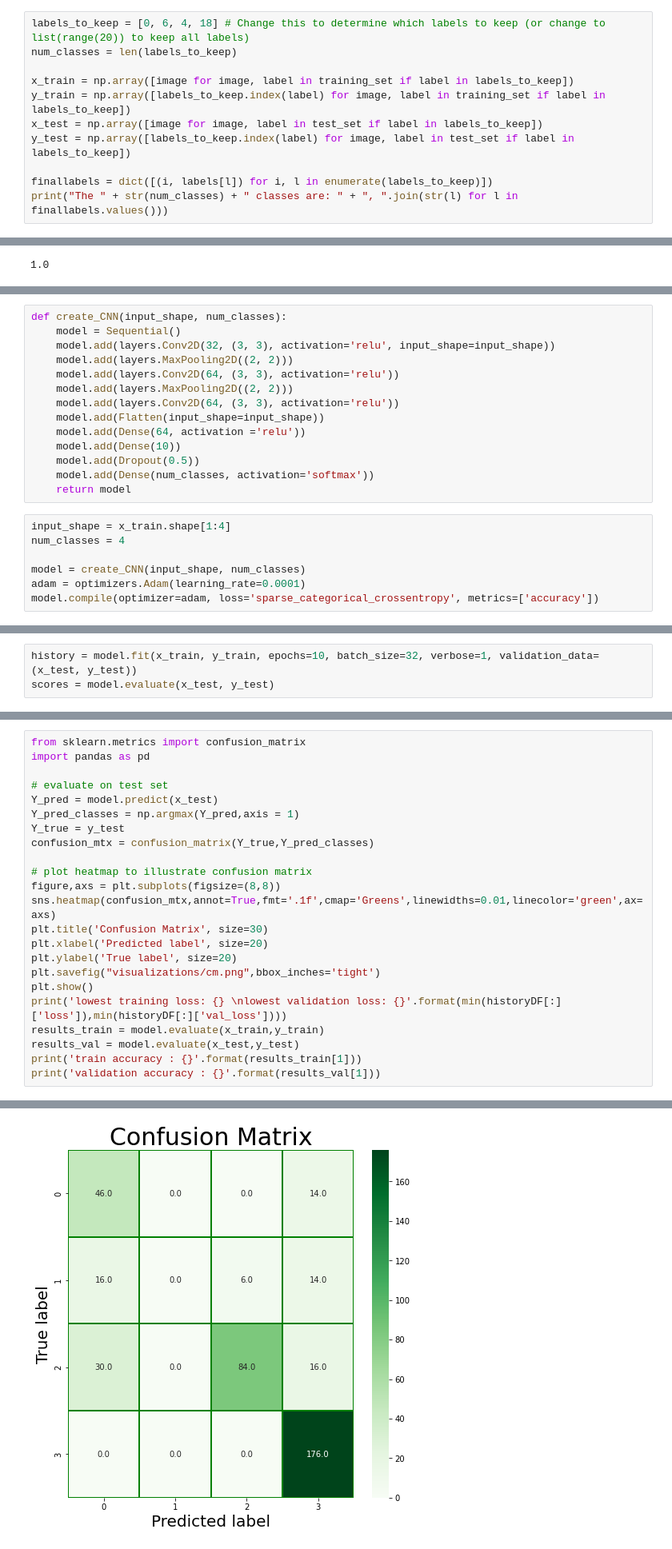
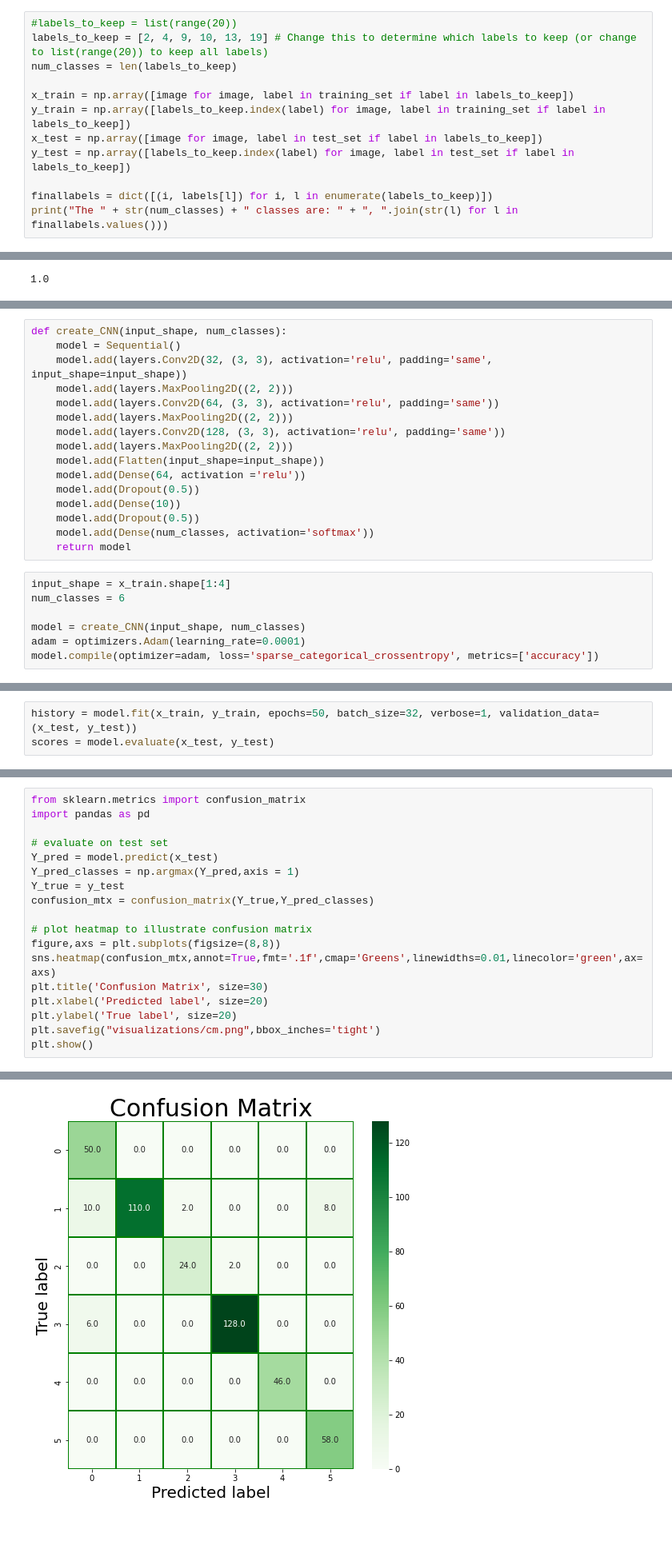
Before and after one commit to kcristinaa/Neural-Networks-TrafficSigns, a Jupyter notebook: TrafficSignsCNN.ipynb, the cells around one changed output, grey strips where cells are left out. Shown at 80% size. Saved outputs shown, nothing was run; the diff lists cells and outputs as text.

```diff
--- a/TrafficSignsCNN.ipynb
+++ b/TrafficSignsCNN.ipynb
@@ -34,7 +34,8 @@ The 20 classes are: limit30, limit50, limit60, limit80, noleft, noright, nouturn
 -----------
 # Select labels
 # %%
-labels_to_keep = [0, 6, 4, 18] # Change this to determine which labels to keep (or change to list(range(20)) to keep all labels)
+#labels_to_keep = list(range(20))
+labels_to_keep = [2, 4, 9, 10, 13, 19] # Change this to determine which labels to keep (or change to list(range(20)) to keep all labels)
 num_classes = len(labels_to_keep)
 
 x_train = np.array([image for image, label in training_set if label in labels_to_keep])
@@ -117,20 +118,22 @@ x_train.max()
 # %%
 def create_CNN(input_shape, num_classes):
     model = Sequential()
-    model.add(layers.Conv2D(32, (3, 3), activation='relu', input_shape=input_shape))
+    model.add(layers.Conv2D(32, (3, 3), activation='relu', padding='same', input_shape=input_shape))
     model.add(layers.MaxPooling2D((2, 2)))
-    model.add(layers.Conv2D(64, (3, 3), activation='relu'))
+    model.add(layers.Conv2D(64, (3, 3), activation='relu', padding='same'))
     model.add(layers.MaxPooling2D((2, 2)))
-    model.add(layers.Conv2D(64, (3, 3), activation='relu'))
+    model.add(layers.Conv2D(128, (3, 3), activation='relu', padding='same'))
+    model.add(layers.MaxPooling2D((2, 2)))
     model.add(Flatten(input_shape=input_shape))
     model.add(Dense(64, activation ='relu'))
+    model.add(Dropout(0.5))
     model.add(Dense(10))
     model.add(Dropout(0.5))
     model.add(Dense(num_classes, activation='softmax'))
     return model
 # %%
 input_shape = x_train.shape[1:4]
-num_classes = 4
+num_classes = 6
 
 model = create_CNN(input_shape, num_classes)
 adam = optimizers.Adam(learning_rate=0.0001)
@@ -156,6 +159,6 @@ Trainable params: 3,268,342
 Non-trainable params: 0
 _________________________________________________________________
 # %%
-history = model.fit(x_train, y_train, epochs=10, batch_size=32, verbose=1, validation_data=(x_test, y_test))
+history = model.fit(x_train, y_train, epochs=50, batch_size=32, verbose=1, validation_data=(x_test, y_test))
 scores = model.evaluate(x_test, y_test)
 # %% [output]
@@ -224,9 +227,4 @@ plt.xlabel('Predicted label', size=20)
 plt.ylabel('True label', size=20)
 plt.savefig("visualizations/cm.png",bbox_inches='tight')
 plt.show()
-print('lowest training loss: {} \nlowest validation loss: {}'.format(min(historyDF[:]['loss']),min(historyDF[:]['val_loss'])))
-results_train = model.evaluate(x_train,y_train)
-results_val = model.evaluate(x_test,y_test)
-print('train accuracy : {}'.format(results_train[1]))
-print('validation accuracy : {}'.format(results_val[1]))
 # %% [output]
@@ -234 +232 @@ print('validation accuracy : {}'.format(results_val[1]))
-[figure, old version]
+[figure, new version]
```
Also changed, not shown: parts of 13 cells of this notebook, 4 other files.
